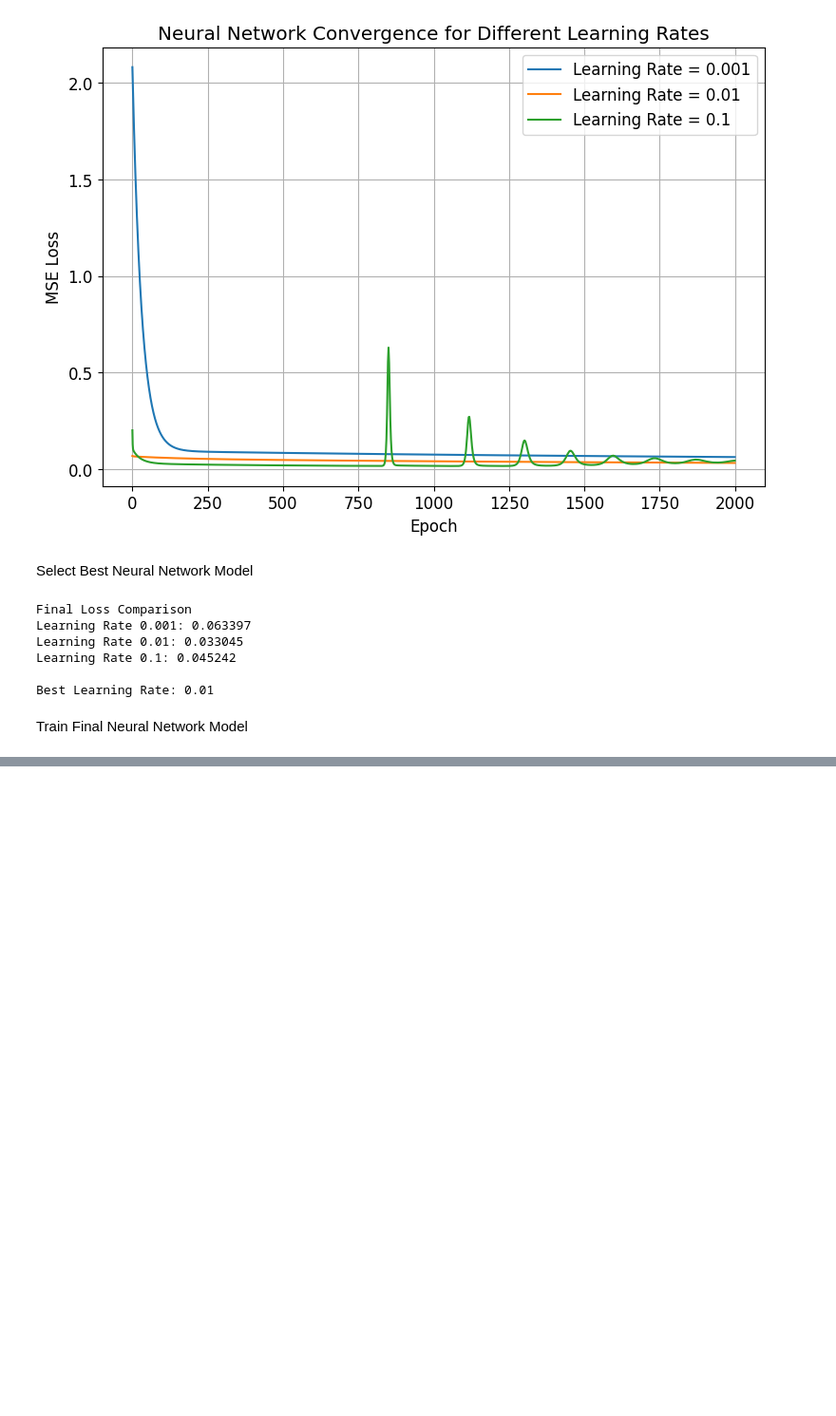
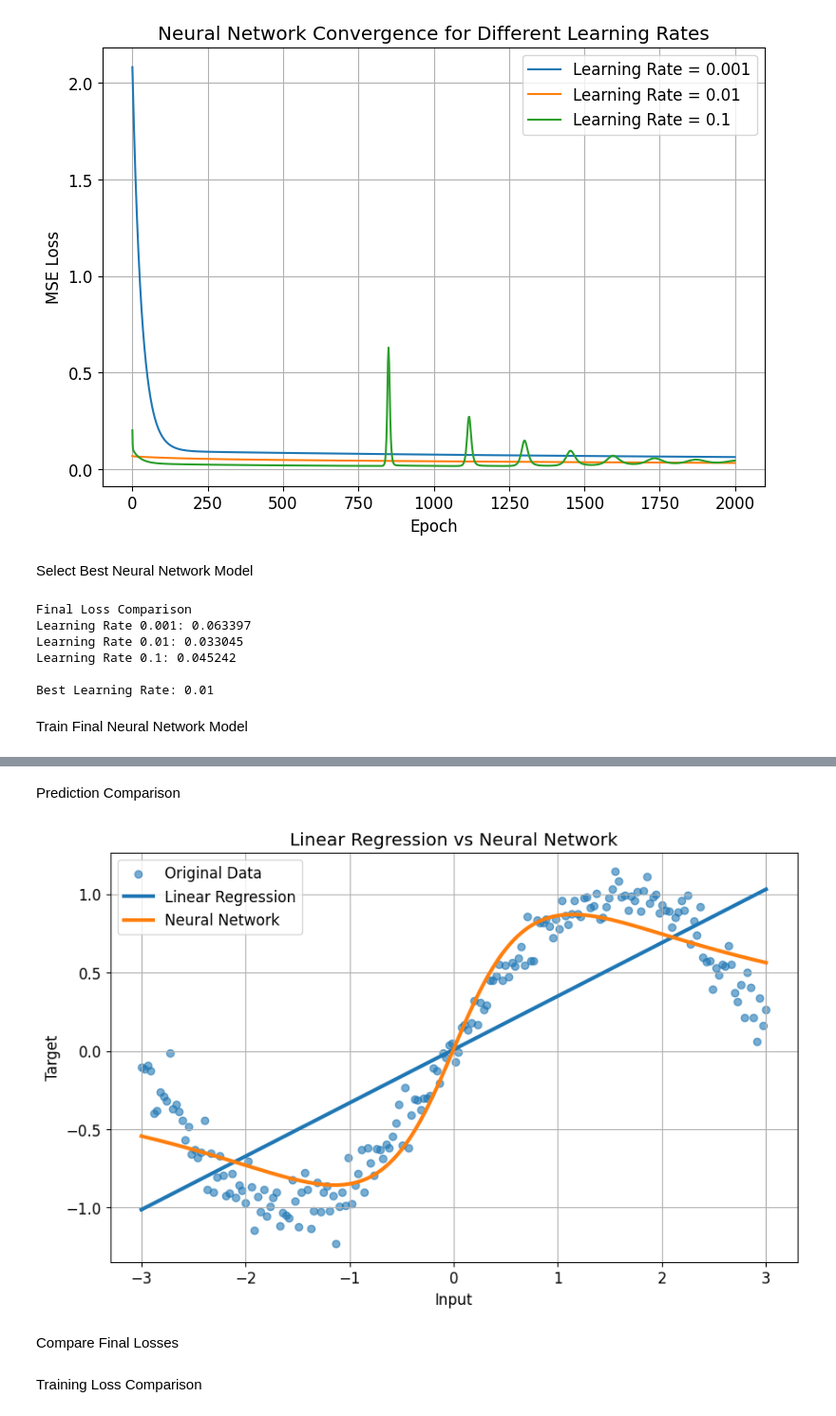
Before and after one commit to Yeabebe/gradient-based-learning, a Jupyter notebook: gradient_learning.ipynb, the cells around one changed output, grey strips where cells are left out. Shown at 95% size. Saved outputs shown, nothing was run; the diff lists cells and outputs as text; code cells hidden in the pictures; blank space fills up the shorter version.

Commit message:
Compare linear regression and neural network

```diff
--- a/gradient_learning.ipynb
+++ b/gradient_learning.ipynb
@@ -657,0 +665,56 @@ final_nn.fit(
+# %% [markdown]
+Prediction Comparison
+# %%
+linear_predictions = linear_model.predict(X)
+
+nn_predictions = final_nn.forward(X)
+
+
+plt.figure(figsize=(10,6))
+
+
+plt.scatter(
+    X,
+    y,
+    label="Original Data",
+    alpha=0.6
+)
+
+
+plt.plot(
+    X,
+    linear_predictions,
+    linewidth=3,
+    label="Linear Regression"
+)
+
+
+plt.plot(
+    X,
+    nn_predictions,
+    linewidth=3,
+    label="Neural Network"
+)
+
+
+plt.title(
+    "Linear Regression vs Neural Network"
+)
+
+plt.xlabel(
+    "Input"
+)
+
+plt.ylabel(
+    "Target"
+)
+
+plt.legend()
+
+plt.grid(True)
+
+plt.show()
+# %% [output]
+[figure, added]
+# %% [markdown]
+Compare Final Losses
@@ -657,0 +743,2 @@ final_nn.fit(
+# %% [markdown]
+Training Loss Comparison
```
Also changed, not shown: parts of 4 cells of this notebook.
